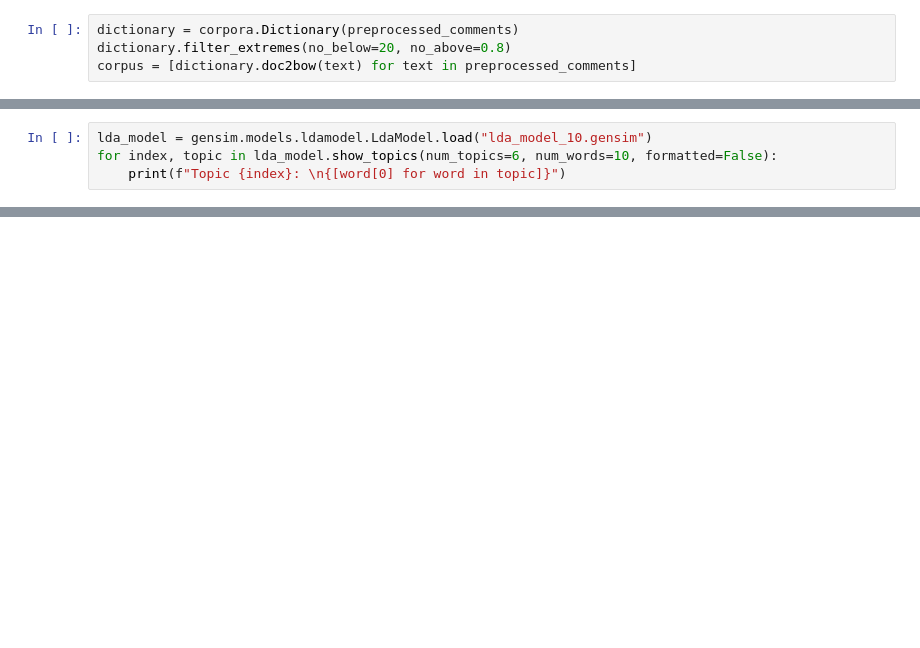
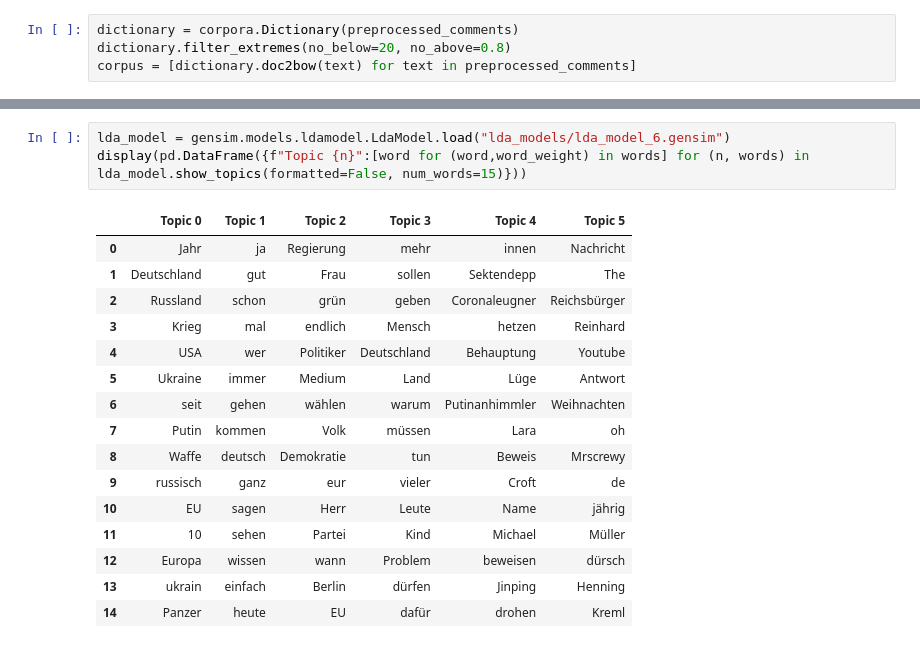
Before and after one commit to Niklas-23/ccs-tagesschau-comments, a Jupyter notebook: ccs-project/topic_model.ipynb, the cells around one changed output, grey strips where cells are left out. Cells and saved outputs as stored; diff of their text form; blank space fills up the shorter version.

```diff
--- a/ccs-project/topic_model.ipynb
+++ b/ccs-project/topic_model.ipynb
@@ -111,4 +114,0 @@ lda_model.save('lda_model_20.gensim')
-# %%
-lda_model = gensim.models.ldamodel.LdaModel.load("lda_model_10.gensim")
-for index, topic in lda_model.show_topics(num_topics=6, num_words=10, formatted=False):
-    print(f"Topic {index}: \n{[word[0] for word in topic]}")
@@ -179,0 +144,20 @@ Topic 19:
+# %%
+lda_model = gensim.models.ldamodel.LdaModel.load("lda_models/lda_model_6.gensim")
+display(pd.DataFrame({f"Topic {n}":[word for (word,word_weight) in words] for (n, words) in lda_model.show_topics(formatted=False, num_words=15)}))
+# %% [output]
+|  | Topic 0 | Topic 1 | Topic 2 | Topic 3 | Topic 4 | Topic 5 |
+| 0 | Jahr | ja | Regierung | mehr | innen | Nachricht |
+| 1 | Deutschland | gut | Frau | sollen | Sektendepp | The |
+| 2 | Russland | schon | grün | geben | Coronaleugner | Reichsbürger |
+| 3 | Krieg | mal | endlich | Mensch | hetzen | Reinhard |
+| 4 | USA | wer | Politiker | Deutschland | Behauptung | Youtube |
+| 5 | Ukraine | immer | Medium | Land | Lüge | Antwort |
+| 6 | seit | gehen | wählen | warum | Putinanhimmler | Weihnachten |
+| 7 | Putin | kommen | Volk | müssen | Lara | oh |
+| 8 | Waffe | deutsch | Demokratie | tun | Beweis | Mrscrewy |
+| 9 | russisch | ganz | eur | vieler | Croft | de |
+| 10 | EU | sagen | Herr | Leute | Name | jährig |
+| 11 | 10 | sehen | Partei | Kind | Michael | Müller |
+| 12 | Europa | wissen | wann | Problem | beweisen | dürsch |
+| 13 | ukrain | einfach | Berlin | dürfen | Jinping | Henning |
+| 14 | Panzer | heute | EU | dafür | drohen | Kreml |
```
Also changed, not shown: parts of 15 cells of this notebook, 1 other file.
